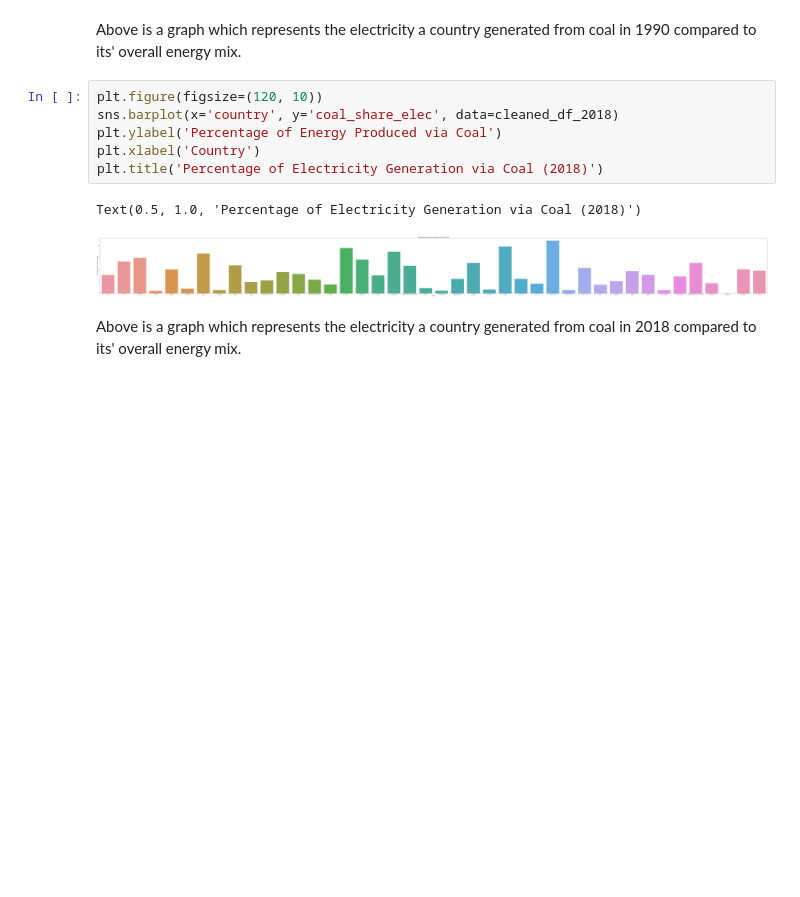
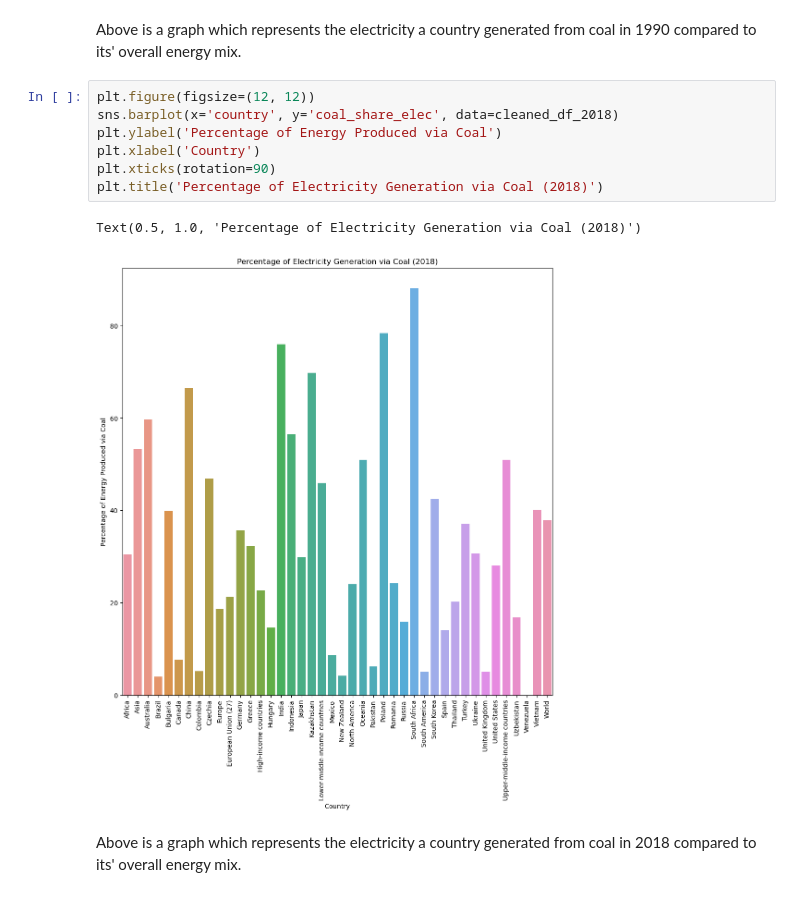
Before and after one commit to ubco-W2022T1-cosc301/project-group02, a Jupyter notebook: notebooks/analysis2.ipynb, the cells around one changed output. Saved outputs shown, nothing was run; the diff lists cells and outputs as text; blank space fills up the shorter version.

```diff
--- a/notebooks/analysis2.ipynb
+++ b/notebooks/analysis2.ipynb
@@ -127,14 +114,15 @@ Text(0.5, 1.0, 'Percentage of Electricity Generation via Coal (1990)')
 # %% [markdown]
 Above is a graph which represents the electricity a country generated from coal in 1990 compared to its' overall energy mix.
 # %%
-plt.figure(figsize=(120, 10))
+plt.figure(figsize=(12, 12))
 sns.barplot(x='country', y='coal_share_elec', data=cleaned_df_2018)
 plt.ylabel('Percentage of Energy Produced via Coal')
 plt.xlabel('Country')
+plt.xticks(rotation=90)
 plt.title('Percentage of Electricity Generation via Coal (2018)')
 # %% [output]
 Text(0.5, 1.0, 'Percentage of Electricity Generation via Coal (2018)')
-[figure, old version]
+[figure, new version]
 # %% [markdown]
 Above is a graph which represents the electricity a country generated from coal in 2018 compared to its' overall energy mix.
 # %%
```
Also changed, not shown: parts of 6 cells of this notebook.
